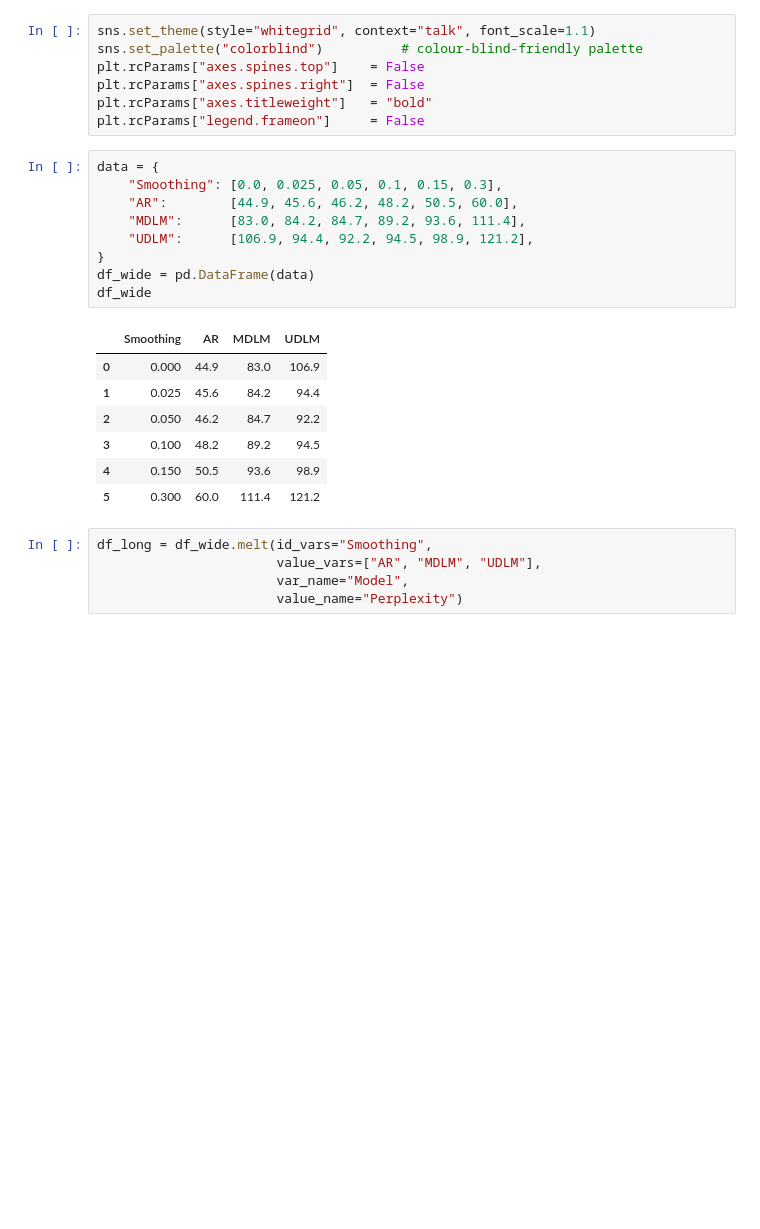
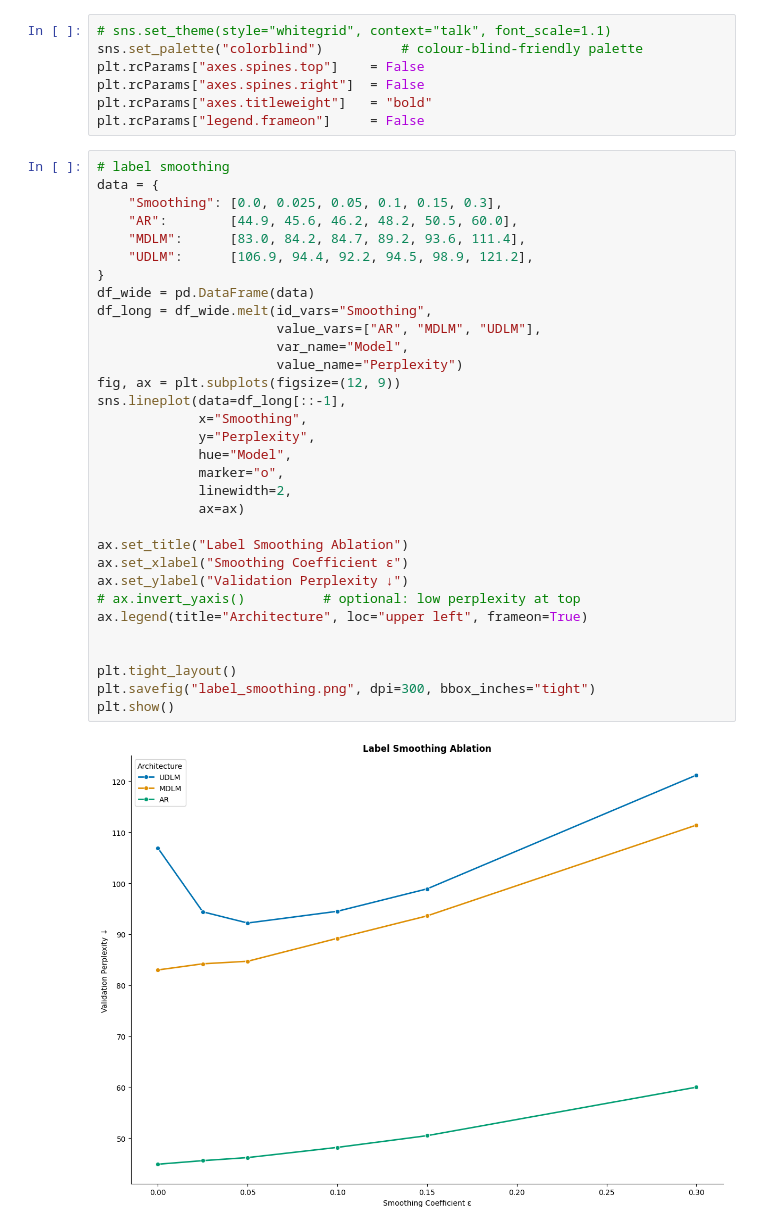
Before and after one commit to denaxen/discrete-diffusion-guidance, a Jupyter notebook: presentation/plots.ipynb, the cells around one changed output. Saved outputs shown, nothing was run; the diff lists cells and outputs as text; blank space fills up the shorter version.

Commit message:
all plots

```diff
--- a/presentation/plots.ipynb
+++ b/presentation/plots.ipynb
@@ -5,29 +6,41 @@ import pandas as pd
 # %%
-sns.set_theme(style="whitegrid", context="talk", font_scale=1.1)
+# sns.set_theme(style="whitegrid", context="talk", font_scale=1.1)
 sns.set_palette("colorblind")          # colour‑blind‑friendly palette
 plt.rcParams["axes.spines.top"]    = False
 plt.rcParams["axes.spines.right"]  = False
 plt.rcParams["axes.titleweight"]   = "bold"
 plt.rcParams["legend.frameon"]     = False
 # %%
+# label smoothing
 data = {
     "Smoothing": [0.0, 0.025, 0.05, 0.1, 0.15, 0.3],
     "AR":        [44.9, 45.6, 46.2, 48.2, 50.5, 60.0],
     "MDLM":      [83.0, 84.2, 84.7, 89.2, 93.6, 111.4],
     "UDLM":      [106.9, 94.4, 92.2, 94.5, 98.9, 121.2],
 }
 df_wide = pd.DataFrame(data)
-df_wide
+df_long = df_wide.melt(id_vars="Smoothing",
+                       value_vars=["AR", "MDLM", "UDLM"],
+                       var_name="Model",
+                       value_name="Perplexity")
+fig, ax = plt.subplots(figsize=(12, 9))
+sns.lineplot(data=df_long[::-1],
+             x="Smoothing",
+             y="Perplexity",
+             hue="Model",
+             marker="o",
+             linewidth=2,
+             ax=ax)
+
+ax.set_title("Label Smoothing Ablation")
+ax.set_xlabel("Smoothing Coefficient ε")
+ax.set_ylabel("Validation Perplexity ↓")
+# ax.invert_yaxis()          # optional: low perplexity at top
+ax.legend(title="Architecture", loc="upper left", frameon=True)
+
+
+plt.tight_layout()
+plt.savefig("label_smoothing.png", dpi=300, bbox_inches="tight")
+plt.show()
 # %% [output]
-|  | Smoothing | AR | MDLM | UDLM |
-| 0 | 0.000 | 44.9 | 83.0 | 106.9 |
-| 1 | 0.025 | 45.6 | 84.2 | 94.4 |
-| 2 | 0.050 | 46.2 | 84.7 | 92.2 |
-| 3 | 0.100 | 48.2 | 89.2 | 94.5 |
-| 4 | 0.150 | 50.5 | 93.6 | 98.9 |
-| 5 | 0.300 | 60.0 | 111.4 | 121.2 |
+[figure, added]
-# %%
-df_long = df_wide.melt(id_vars="Smoothing",
-                       value_vars=["AR", "MDLM", "UDLM"],
-                       var_name="Model",
-                       value_name="Perplexity")
```
Also changed, not shown: parts of 10 cells of this notebook, 8 other files.
